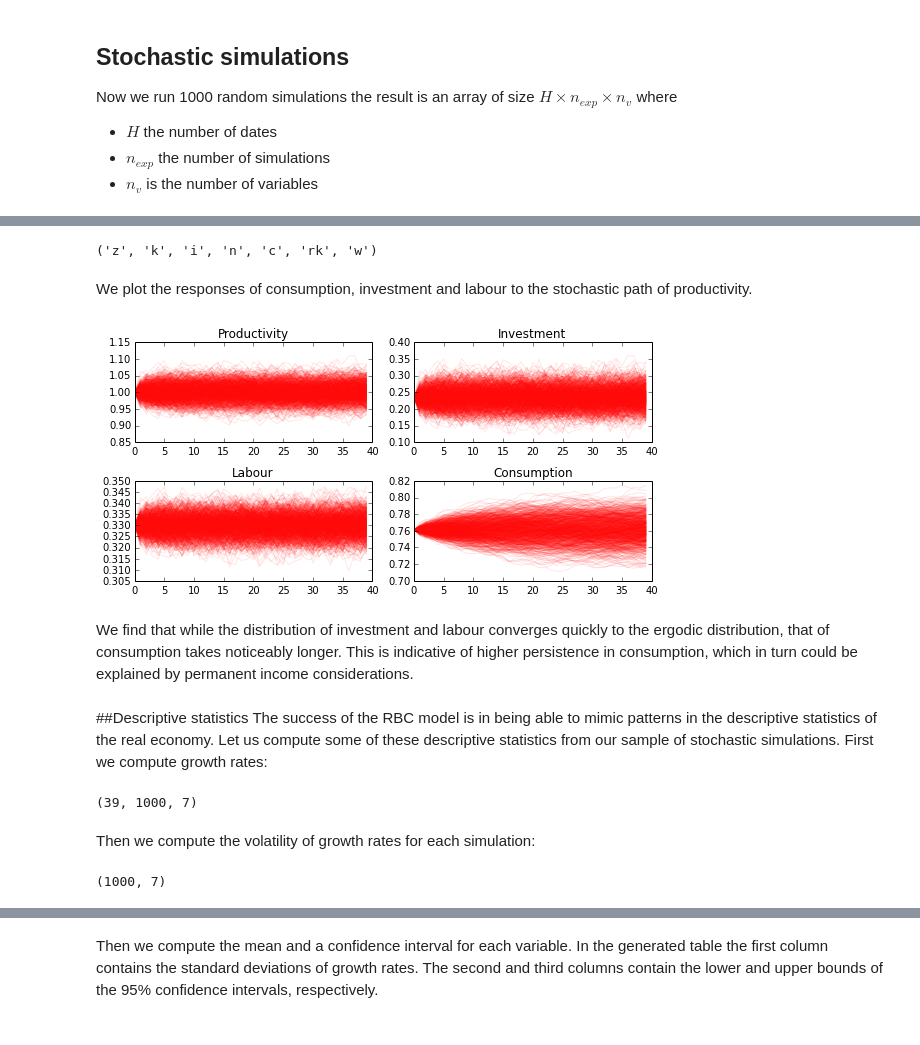
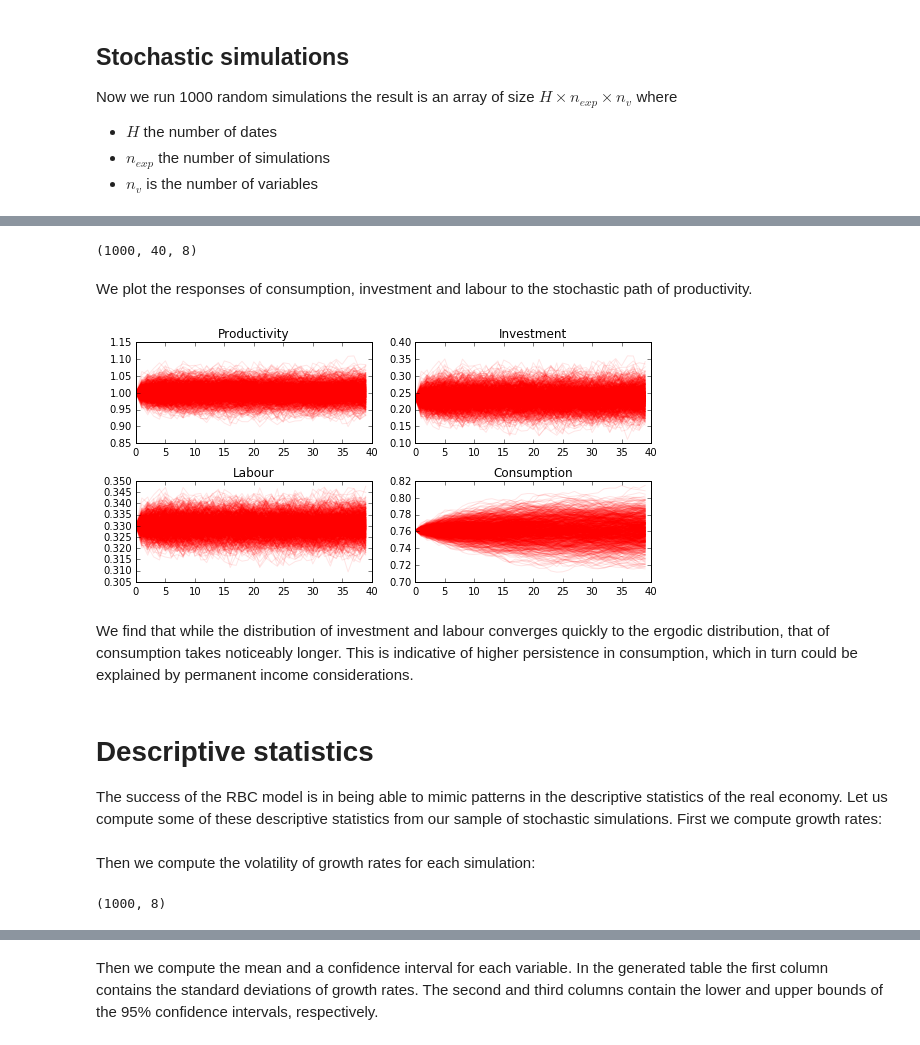
Before and after one commit to EconForge/dolo.py, a Jupyter notebook: examples/notebooks/rbc_model.ipynb, the cells around one changed output, grey strips where cells are left out. Saved outputs shown, nothing was run; the diff lists cells and outputs as text; code cells hidden in the pictures.

```diff
--- a/examples/notebooks/rbc_model.ipynb
+++ b/examples/notebooks/rbc_model.ipynb
@@ -72,7 +81,7 @@ dr_global = time_iteration(model, pert_order=1, smolyak_order=3)
 
 Here we plot optimal investment and labour for different levels of capital (see the source for the [plot_decision_rule](https://github.com/EconForge/dolo/blob/master/dolo/algos/fg/simulations.py) function).
 # %%
-bounds = [dr_global.smin[1], dr_global.smax[1]]
+bounds = [dr_global.a[1], dr_global.b[1]]
 
 figsize(8,3.5)
 
@@ -207,44 +216,36 @@ print(sim.shape)
-# %%
-model.variables
-# %% [output]
-('z', 'k', 'i', 'n', 'c', 'rk', 'w')
+# %%
+sim.shape
+# %% [output]
+(1000, 40, 8)
 # %% [markdown]
 We plot the responses of consumption, investment and labour to the stochastic path of productivity.
 # %%
-i_z = model.variables.index('z')
-i_i = model.variables.index('i')
-i_n = model.variables.index('n')
-i_c = model.variables.index('c')
+
 figsize(8,4)
 for i in range(1000):
     subplot(221)
-    plot(sim[:, i, i_z], color='red', alpha=0.1)
+    plot(sim[i]['z'], color='red', alpha=0.1)
     subplot(222)
-    plot(sim[:, i, i_i], color='red', alpha=0.1)
+    plot(sim[i]['i'], color='red', alpha=0.1)
     subplot(223)
-    plot(sim[:, i, i_n], color='red', alpha=0.1)
+    plot(sim[i]['n'], color='red', alpha=0.1)
     subplot(224)
-    plot(sim[:, i, i_c], color='red', alpha=0.1)
+    plot(sim[i]['c'], color='red', alpha=0.1)
 
 subplot(221)
 title('Productivity')
 subplot(222)
 title('Investment')
 subplot(223)
 title('Labour')
 subplot(224)
 title('Consumption')
 
 tight_layout()
 # %% [output]
-[figure, old version]
+[figure, new version]
 # %% [markdown]
 We find that while the distribution of investment and labour converges quickly to the ergodic distribution, that of consumption takes noticeably longer. This is indicative of higher persistence in consumption, which in turn could be explained by permanent income considerations.
 # %% [markdown]
-##Descriptive statistics
+# Descriptive statistics
 The success of the RBC model is in being able to mimic patterns in the descriptive statistics of the real economy. Let us compute some of these descriptive statistics from our sample of stochastic simulations. First we compute growth rates:
-# %%
-dsim = log(sim[1:,:,:]/sim[:-1,:,:,])
-print(dsim.shape)
-# %% [output]
-(39, 1000, 7)
@@ -251,7 +255,7 @@ print(dsim.shape)
 # %% [markdown]
 Then we compute the volatility of growth rates for each simulation:
 # %%
-volat = dsim.std(axis=0)
+volat = dsim.std(axis=1)
 print(volat.shape)
 # %% [output]
-(1000, 7)
+(1000, 8)
```
Also changed, not shown: parts of 17 cells of this notebook, 7 other files.
